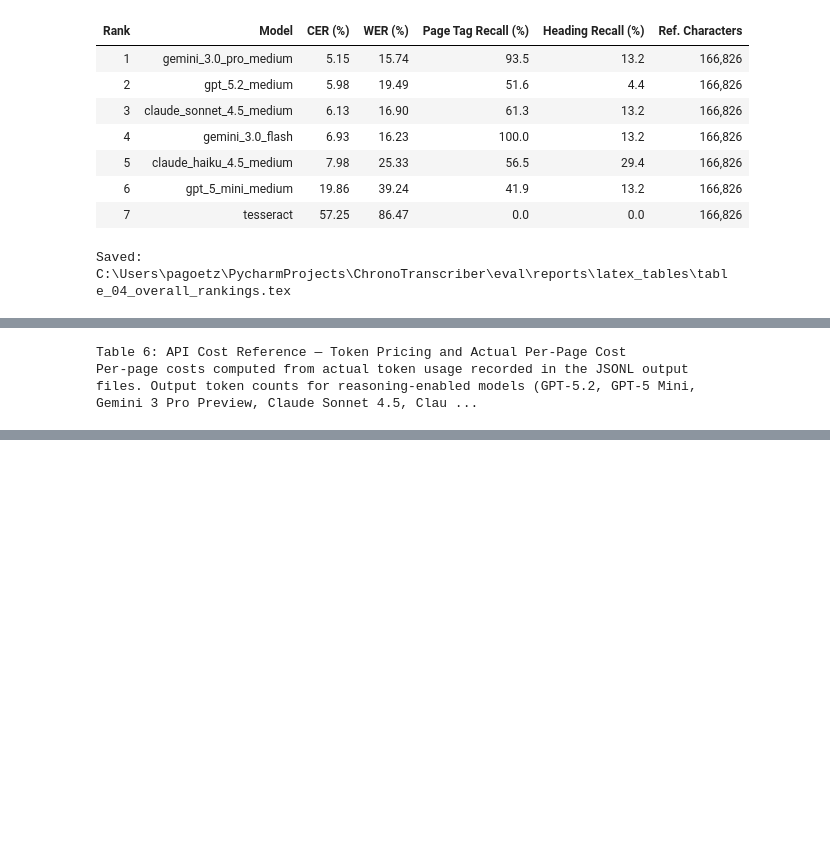
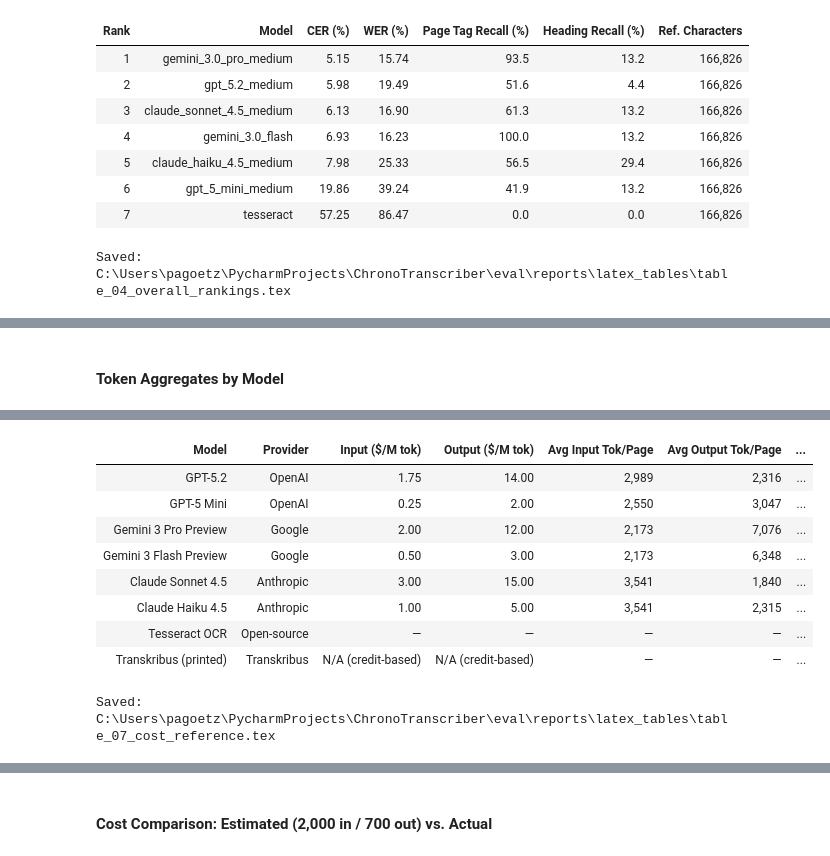
Before and after one commit to Paullllllllllllllllll/ChronoTranscriber, a Jupyter notebook: eval/transcription_eval.ipynb, the cells around one changed output, grey strips where cells are left out. Drawn from its saved outputs; the diff is of its cells as text; code cells hidden in the pictures; blank space fills up the shorter version.

```diff
--- a/eval/transcription_eval.ipynb
+++ b/eval/transcription_eval.ipynb
@@ -1137,8 +1196,6 @@ Tesseract OCR is open-source and incurs no API cost. Transkribus costs are credi
 # Transkribus: 0.5 credits/printed page at ~EUR 0.06/credit (add-on package),
 # converted at USD/EUR = 1.10; Metagrapho API applies a further 50 % discount.
 # =============================================================================
-
-from collections import defaultdict
 
 # Pricing per million tokens (USD), standard and batch (50 % discount)
 MODEL_PRICING = {
@@ -1233,17 +1290,30 @@ for category in CATEGORIES:
                         token_totals[model_key]["output_tokens"] += out
                         token_totals[model_key]["pages"] += 1
 
-print("Token aggregates by model:")
-print(f"  {'Model':<30} {'Pages':>6} {'Mean In/Page':>13} {'Mean Out/Page':>14}")
-print("-" * 70)
+# Display token aggregates as an HTML table
+token_agg_rows = []
 for model_key, info in MODEL_PRICING.items():
     t = token_totals[model_key]
     if t["pages"] > 0:
         mean_in  = t["input_tokens"]  / t["pages"]
         mean_out = t["output_tokens"] / t["pages"]
-        print(f"  {info['display']:<30} {t['pages']:>6} {mean_in:>13.0f} {mean_out:>14.0f}")
+        token_agg_rows.append({
+            "Model": info["display"],
+            "Pages": t["pages"],
+            "Mean Input Tok/Page": f"{mean_in:,.0f}",
+            "Mean Output Tok/Page": f"{mean_out:,.0f}",
+        })
     else:
-        print(f"  {info['display']:<30} {'—':>6} {'—':>13} {'—':>14}")
+        token_agg_rows.append({
+            "Model": info["display"],
+            "Pages": "\u2014",
+            "Mean Input Tok/Page": "\u2014",
+            "Mean Output Tok/Page": "\u2014",
+        })
+
+df_token_agg = pd.DataFrame(token_agg_rows)
+display(HTML("<h4>Token Aggregates by Model</h4>"))
+display(HTML(df_token_agg.to_html(index=False)))
 
 # =============================================================================
 # Build cost DataFrame
@@ -1266,10 +1336,10 @@ for model_key, info in MODEL_PRICING.items():
     pricing_rows.append({
         "Model":                  info["display"],
         "Provider":               info["provider"],
-        "Input ($/M tok)":  f"{info['input_per_m']:.2f}"  if info["input_per_m"]  > 0 else "—",
-        "Output ($/M tok)": f"{info['output_per_m']:.2f}" if info["output_per_m"] > 0 else "—",
-        "Avg Input Tok/Page":  f"{mean_in:.0f}"  if pages > 0 else "—",
-        "Avg Output Tok/Page": f"{mean_out:.0f}" if pages > 0 else "—",
+        "Input ($/M tok)":  f"{info['input_per_m']:.2f}"  if info["input_per_m"]  > 0 else "\u2014",
+        "Output ($/M tok)": f"{info['output_per_m']:.2f}" if info["output_per_m"] > 0 else "\u2014",
+        "Avg Input Tok/Page":  f"{mean_in:,.0f}"  if pages > 0 else "\u2014",
+        "Avg Output Tok/Page": f"{mean_out:,.0f}" if pages > 0 else "\u2014",
         "$/page (standard)":    f"{std_cost:.5f}" if std_cost > 0 else "0 (free)",
         "$/page (batch 50%)": f"{bat_cost:.5f}" if bat_cost > 0 else "0 (free)",
     })
@@ -1286,8 +1356,8 @@ pricing_rows.append({
     "Provider":            "Transkribus",
     "Input ($/M tok)":     "N/A (credit-based)",
     "Output ($/M tok)":    "N/A (credit-based)",
-    "Avg Input Tok/Page":  "—",
-    "Avg Output Tok/Page": "—",
+    "Avg Input Tok/Page":  "\u2014",
+    "Avg Output Tok/Page": "\u2014",
     "$/page (standard)":   f"{transkr_std:.4f}",
     "$/page (batch 50%)":  f"{transkr_api:.4f} (Metagrapho API)",
 })
@@ -1295,10 +1365,10 @@ pricing_rows.append({
 df_cost = pd.DataFrame(pricing_rows)
 
 display(HTML(
-    "<h4>Table 6: API Cost Reference — Token Pricing and Actual Per-Page Cost</h4>"
+    "<h4>Table 7: API Cost Reference \u2014 Token Pricing and Actual Per-Page Cost</h4>"
     "<p><em>Per-page costs computed from actual token usage recorded in the JSONL "
     "output files. Output token counts for reasoning-enabled models (GPT-5.2, GPT-5 Mini, "
-    "Gemini 3 Pro Preview, Claude Sonnet 4.5, Claude Haiku 4.5 — all run at medium "
+    "Gemini 3 Pro Preview, Claude Sonnet 4.5, Claude Haiku 4.5 \u2014 all run at medium "
     "reasoning budget) include reasoning/thinking tokens billed at the standard output "
     "rate. All LLM providers offer a 50% batch-processing discount. "
     "Transkribus estimate: 0.5 credits per printed page at ~\u20ac0.06/credit (add-on "
@@ -1308,7 +1378,7 @@ display(HTML(
 display(HTML(df_cost.to_html(index=False)))
 
 if SAVE_TABLES_LATEX:
-    latex_path = LATEX_OUTPUT_DIR / "table_06_cost_reference.tex"
+    latex_path = LATEX_OUTPUT_DIR / "table_07_cost_reference.tex"
     df_cost.to_latex(
         latex_path, index=False,
         caption=(
@@ -1325,14 +1395,12 @@ if SAVE_TABLES_LATEX:
     print(f"Saved: {latex_path}")
 
 # =============================================================================
-# Comparison: old estimated vs. actual costs
+# Comparison: estimated vs. actual costs (formatted as HTML table)
 # =============================================================================
 ASSUMED_INPUT  = 2_000
 ASSUMED_OUTPUT =   700
 
-print("\nCost comparison — estimated (2,000 in / 700 out) vs. actual:")
-print(f"  {'Model':<25} {'Est. $/pg (std)':>16} {'Act. $/pg (std)':>16} {'Ratio':>7}")
-print("-" * 70)
+comparison_rows = []
 for row in pricing_rows[:-1]:  # skip Transkribus
     model_key = next(
         k for k, v in MODEL_PRICING.items() if v["display"] == row["Model"]
@@ -1342,7 +1410,17 @@ for row in pricing_rows[:-1]:  # skip Transkribus
         info["input_per_m"] * ASSUMED_INPUT + info["output_per_m"] * ASSUMED_OUTPUT
     ) / 1_000_000
     act_str = row["$/page (standard)"]
-    act = float(act_str) if act_str not in ("0 (free)", "—") else 0.0
+    act = float(act_str) if act_str not in ("0 (free)", "\u2014") else 0.0
     ratio = (act / est) if est > 0 else float("nan")
-    print(f"  {row['Model']:<25} {est:>16.5f} {act:>16.5f} {ratio:>7.1f}x")
+    comparison_rows.append({
+        "Model": row["Model"],
+        "Est. $/page (std)": f"{est:.5f}",
+        "Act. $/page (std)": f"{act:.5f}",
+        "Ratio": f"{ratio:.1f}x",
+    })
+
+df_comparison = pd.DataFrame(comparison_rows)
+display(HTML("<h4>Cost Comparison: Estimated (2,000 in / 700 out) vs. Actual</h4>"))
+display(HTML(df_comparison.to_html(index=False)))
 # %% [output]
+Token Aggregates by Model
@@ -1366,2 +1437,10 @@ Saved: C:\Users\pagoetz\PycharmProjects\ChronoTranscriber\eval\reports\latex_tab
+| Model | Provider | Input ($/M tok) | Output ($/M tok) | Avg Input Tok/Page | Avg Output Tok/Page | ... |
+| GPT-5.2 | OpenAI | 1.75 | 14.00 | 2,989 | 2,316 | ... |
+| GPT-5 Mini | OpenAI | 0.25 | 2.00 | 2,550 | 3,047 | ... |
+| Gemini 3 Pro Preview | Google | 2.00 | 12.00 | 2,173 | 7,076 | ... |
+| Gemini 3 Flash Preview | Google | 0.50 | 3.00 | 2,173 | 6,348 | ... |
+| Claude Sonnet 4.5 | Anthropic | 3.00 | 15.00 | 3,541 | 1,840 | ... |
+| Claude Haiku 4.5 | Anthropic | 1.00 | 5.00 | 3,541 | 2,315 | ... |
+| Tesseract OCR | Open-source | — | — | — | — | ... |
+| Transkribus (printed) | Transkribus | N/A (credit-based) | N/A (credit-based) | — | — | ... |
-Table 6: API Cost Reference — Token Pricing and Actual Per-Page Cost
-Per-page costs computed from actual token usage recorded in the JSONL output files. Output token counts for reasoning-enabled models (GPT-5.2, GPT-5 Mini, Gemini 3 Pro Preview, Claude Sonnet 4.5, Clau ...
+Saved: C:\Users\pagoetz\PycharmProjects\ChronoTranscriber\eval\reports\latex_tables\table_07_cost_reference.tex
@@ -1376,0 +1447 @@ Per-page costs computed from actual token usage recorded in the JSONL output fil
+Cost Comparison: Estimated (2,000 in / 700 out) vs. Actual
```
Also changed, not shown: parts of 31 cells of this notebook, 5 other files.
